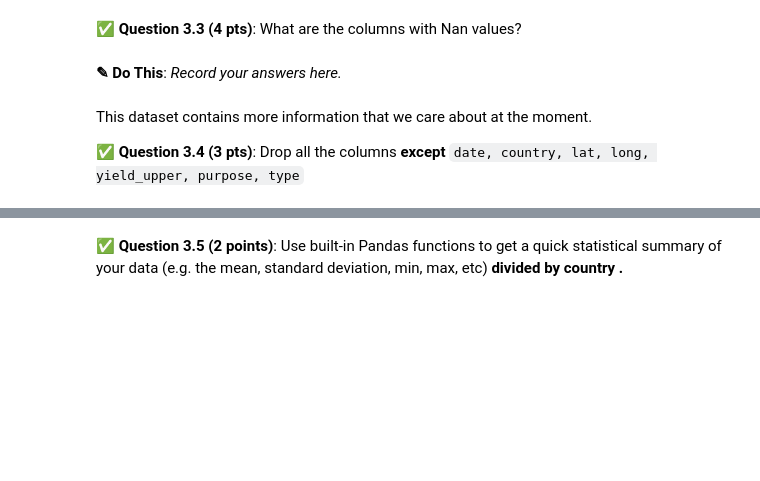
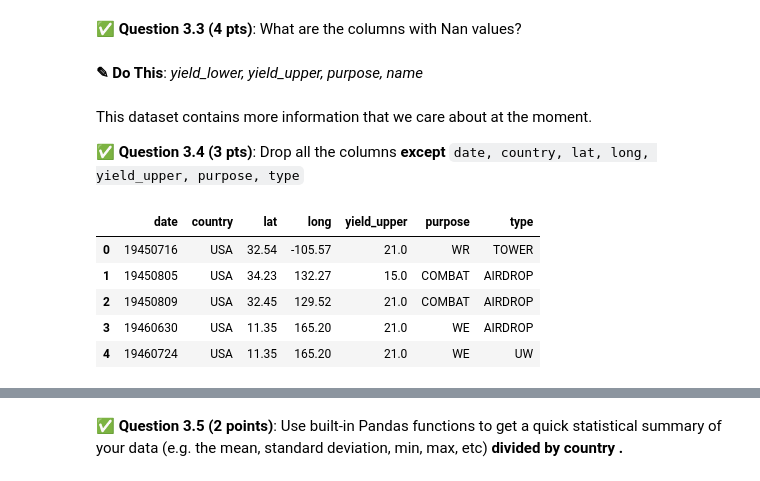
Before and after one commit to grenadi3/CMSE202-f25-turnin, a Jupyter notebook: midterm/CMSE202-Midterm-Section003-STUDENT.ipynb, the cells around one changed output, grey strips where cells are left out. Cells and saved outputs as stored; diff of their text form; code cells hidden in the pictures; blank space fills up the shorter version.

```diff
--- a/midterm/CMSE202-Midterm-Section003-STUDENT.ipynb
+++ b/midterm/CMSE202-Midterm-Section003-STUDENT.ipynb
@@ -273,13 +340,23 @@ df.info()
 # %% [markdown]
 &#9989; **Question 3.3 (4 pts)**: What are the columns with Nan values?
 # %% [markdown]
-**<font size=+3>&#9998;</font> Do This**: *Record your answers here.*
+**<font size=+3>&#9998;</font> Do This**: *yield_lower, yield_upper, purpose, name*
 # %% [markdown]
 This dataset contains more information that we care about at the moment.
 
 &#9989; **Question 3.4 (3 pts)**: Drop all the columns **except** `date, country, lat, long, yield_upper, purpose, type`
 # %%
 # Put your code here
+df = df[['date', 'country', 'lat', 'long', 'yield_upper', 'purpose', 'type']]
+
+df.head()
+# %% [output]
+|  | date | country | lat | long | yield_upper | purpose | type |
+| 0 | 19450716 | USA | 32.54 | -105.57 | 21.0 | WR | TOWER |
+| 1 | 19450805 | USA | 34.23 | 132.27 | 15.0 | COMBAT | AIRDROP |
+| 2 | 19450809 | USA | 32.45 | 129.52 | 21.0 | COMBAT | AIRDROP |
+| 3 | 19460630 | USA | 11.35 | 165.20 | 21.0 | WE | AIRDROP |
+| 4 | 19460724 | USA | 11.35 | 165.20 | 21.0 | WE | UW |
 # %%
 ## READ THIS
 # Run this cell without changing anything.
```
Also changed, not shown: parts of 18 cells of this notebook, 1 other file.
